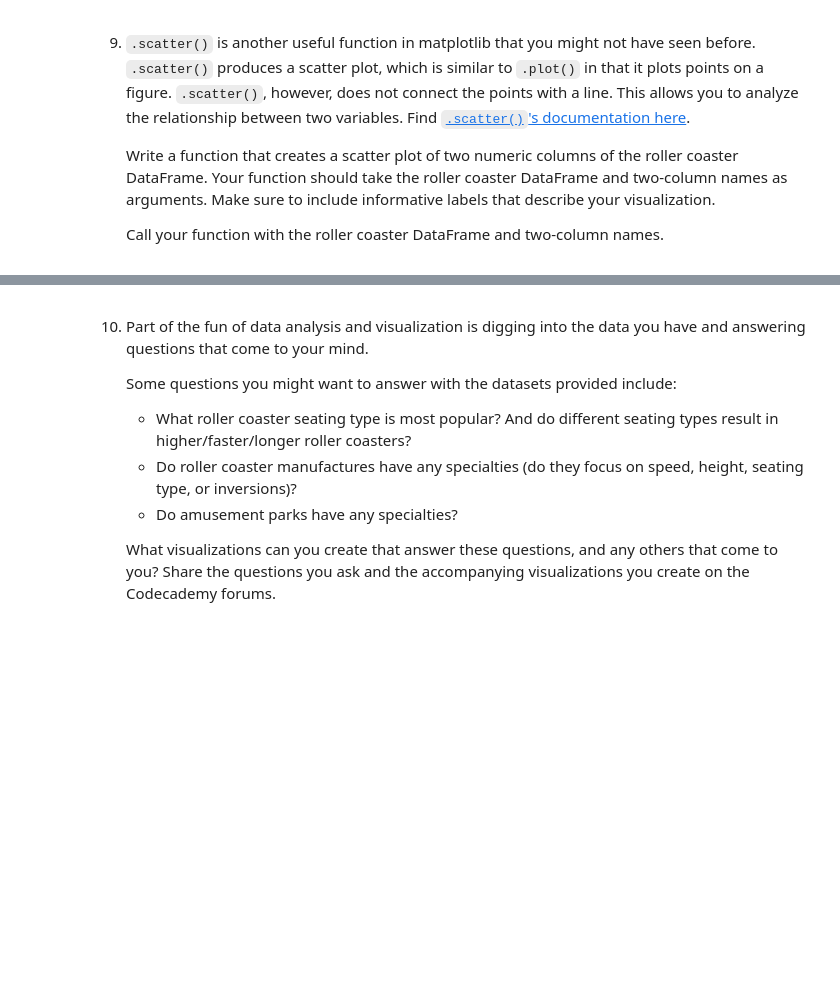
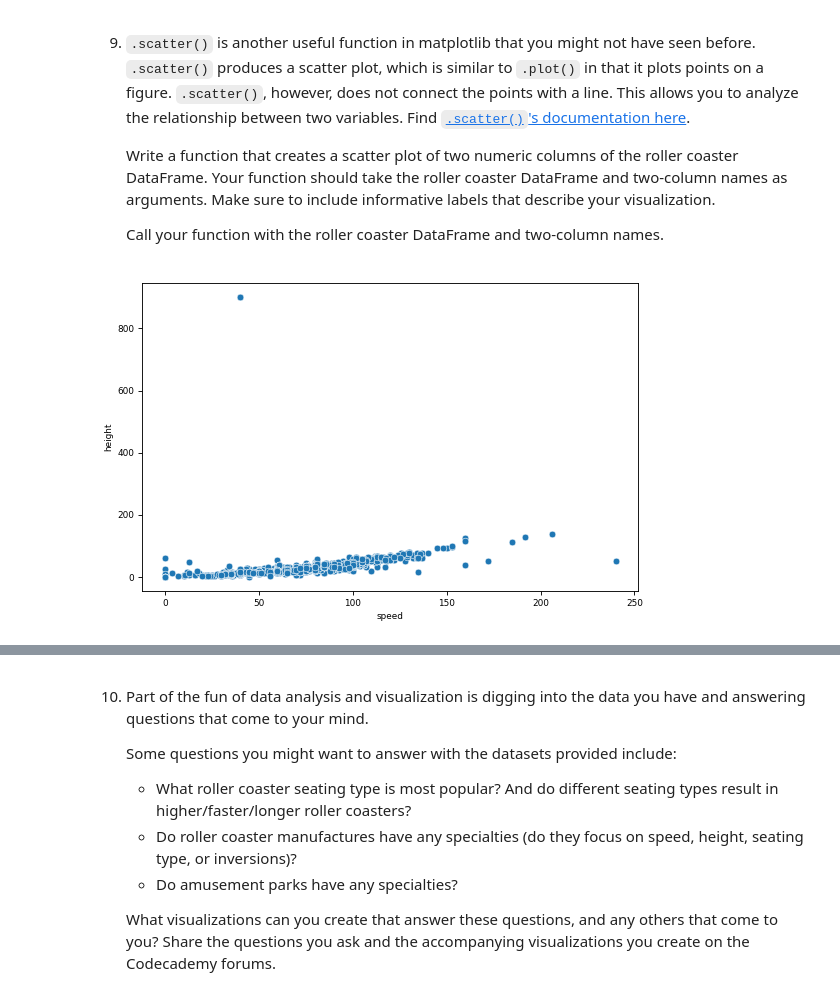
Before and after one commit to 7086600/roller_coaster_project, a Jupyter notebook: roller_coaster.ipynb, the cells around one changed output, grey strips where cells are left out. Cells and saved outputs as stored; diff of their text form; code cells hidden in the pictures; blank space fills up the shorter version.

```diff
--- a/roller_coaster.ipynb
+++ b/roller_coaster.ipynb
@@ -334,6 +336,11 @@ plot_pie(rc_df)
    Write a function that creates a scatter plot of two numeric columns of the roller coaster DataFrame. Your function should take the roller coaster DataFrame and two-column names as arguments. Make sure to include informative labels that describe your visualization.
 
    Call your function with the roller coaster DataFrame and two-column names.
+# %%
+sns.scatterplot(data=rc_df, x='speed', y='height')
+plt.show()
+# %% [output]
+[figure, added]
 # %%
 # 9
 # Create a function to plot scatter of any two columns
```
Also changed, not shown: parts of 2 cells of this notebook.
